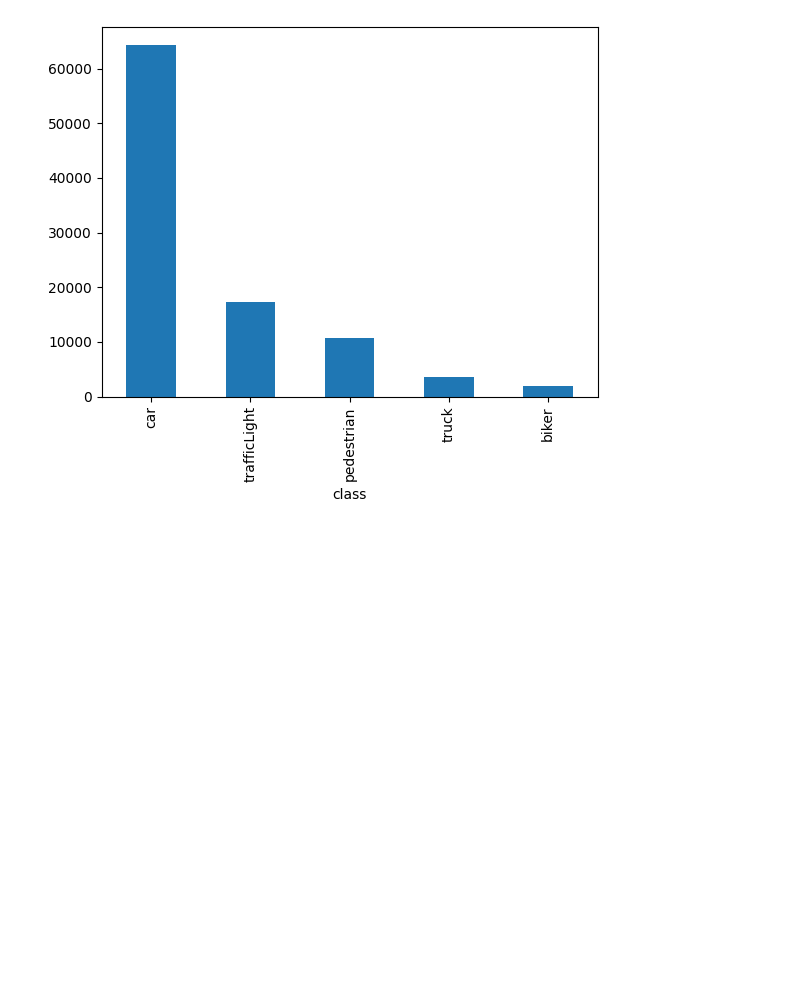
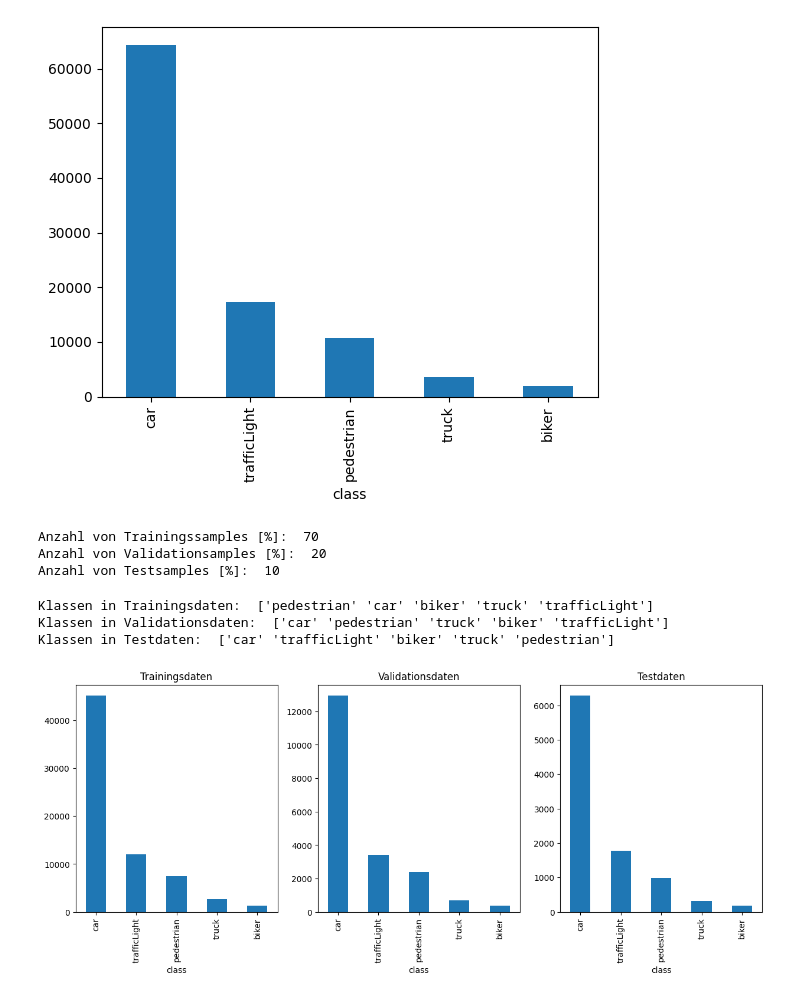
Before and after one commit to AndreKest/deepVision-project, a Jupyter notebook: src/dataset/datasetPreprocessing.ipynb, the cells around one changed output. Cells and saved outputs as stored; diff of their text form; code cells hidden in the pictures; blank space fills up the shorter version.

Commit message:
changed dataset to train val and test split; already trained yolox with the new setup

```diff
--- a/src/dataset/datasetPreprocessing.ipynb
+++ b/src/dataset/datasetPreprocessing.ipynb
@@ -16,8 +16,8 @@ from sklearn.model_selection import train_test_split
 # %% [markdown]
 ### Lösche die doppelten Bilder und Bilder die keine Annotation besitzen
 # %%
-datasetDirSRC = '../data/dataRaw'
-datasetDirDST = '../data/dataFiltered'
+datasetDirSRC = '../../data/dataRaw'
+datasetDirDST = '../../data/dataFiltered'
 # %%
 # Filterung der Bilder um die Duplikate zu entfernen
 # Die Bilder mit dem gleichen Prefix (bis .rf) sind Duplikate
@@ -124,13 +124,56 @@ Name: count, dtype: int64
 [figure]
 # %%
 annotationsFiltered.to_csv(os.path.join(datasetDirDST, '_annotations_newClasses.csv'), index=False)
+# %%
+annotationsFiltered = pd.read_csv(os.path.join(datasetDirDST, '_annotations_newClasses.csv'))
 # %%
-# Teile annotations in Trainings- und Testdaten auf
+# Teile annotations in Trainings-, Validation- und Testdaten auf
 imageFilenames = annotationsFiltered['filename'].unique()
-trainFilenames, testFilenames = train_test_split(imageFilenames, test_size=0.2, random_state=42)
+trainFilenames, valFilenames = train_test_split(imageFilenames, test_size=0.3, random_state=42)
+valFilenames, testFilenames = train_test_split(valFilenames, test_size=0.33, random_state=42)
 
 trainAnnnotations = annotationsFiltered[annotationsFiltered['filename'].isin(trainFilenames)]
+valAnnnotations = annotationsFiltered[annotationsFiltered['filename'].isin(valFilenames)]
 testAnnnotations = annotationsFiltered[annotationsFiltered['filename'].isin(testFilenames)]
 
 trainAnnnotations.to_csv(os.path.join(datasetDirDST, '_train_annotations_newClasses.csv'), index=False)
-testAnnnotations.to_csv(os.path.join(datasetDirDST, '_val_annotations_newClasses.csv'), index=False)
+valAnnnotations.to_csv(os.path.join(datasetDirDST, '_val_annotations_newClasses.csv'), index=False)
+testAnnnotations.to_csv(os.path.join(datasetDirDST, '_test_annotations_newClasses.csv'), index=False)
+# %%
+lengthTrain = len(trainAnnnotations['filename'].unique())
+lengthVal = len(valAnnnotations['filename'].unique())
+lengthTest = len(testAnnnotations['filename'].unique())
+lengthFull = len(annotationsFiltered['filename'].unique())
+
+print("Anzahl von Trainingssamples [%]: ", round(lengthTrain/lengthFull * 100))
+print("Anzahl von Validationsamples [%]: ", round(lengthVal/lengthFull * 100))
+print("Anzahl von Testsamples [%]: ", round(lengthTest/lengthFull * 100))
+# %% [output]
+Anzahl von Trainingssamples [%]:  70
+Anzahl von Validationsamples [%]:  20
+Anzahl von Testsamples [%]:  10
+# %%
+# Prüfe ob jede Klasse in jeder der drei Datensätze vorkommt
+trainClasses = trainAnnnotations['class'].unique()
+valClasses = valAnnnotations['class'].unique()
+testClasses = testAnnnotations['class'].unique()
+
+print("Klassen in Trainingsdaten: ", trainClasses)
+print("Klassen in Validationsdaten: ", valClasses)
+print("Klassen in Testdaten: ", testClasses)
+# %% [output]
+Klassen in Trainingsdaten:  ['pedestrian' 'car' 'biker' 'truck' 'trafficLight']
+Klassen in Validationsdaten:  ['car' 'pedestrian' 'truck' 'biker' 'trafficLight']
+Klassen in Testdaten:  ['car' 'trafficLight' 'biker' 'truck' 'pedestrian']
+# %%
+# Plotte das vorkommen der Klassen in den Datensätzen in einem Balkendiagramm
+plt.figure(figsize=(15, 5))
+plt.subplot(1, 3, 1)
+trainAnnnotations['class'].value_counts().plot(kind='bar', title='Trainingsdaten')
+plt.subplot(1, 3, 2)
+valAnnnotations['class'].value_counts().plot(kind='bar', title='Validationsdaten')
+plt.subplot(1, 3, 3)
+testAnnnotations['class'].value_counts().plot(kind='bar', title='Testdaten')
+plt.show()
+# %% [output]
+[figure, added]
```
Also changed, not shown: parts of 1 cell of this notebook, 7 other files.
